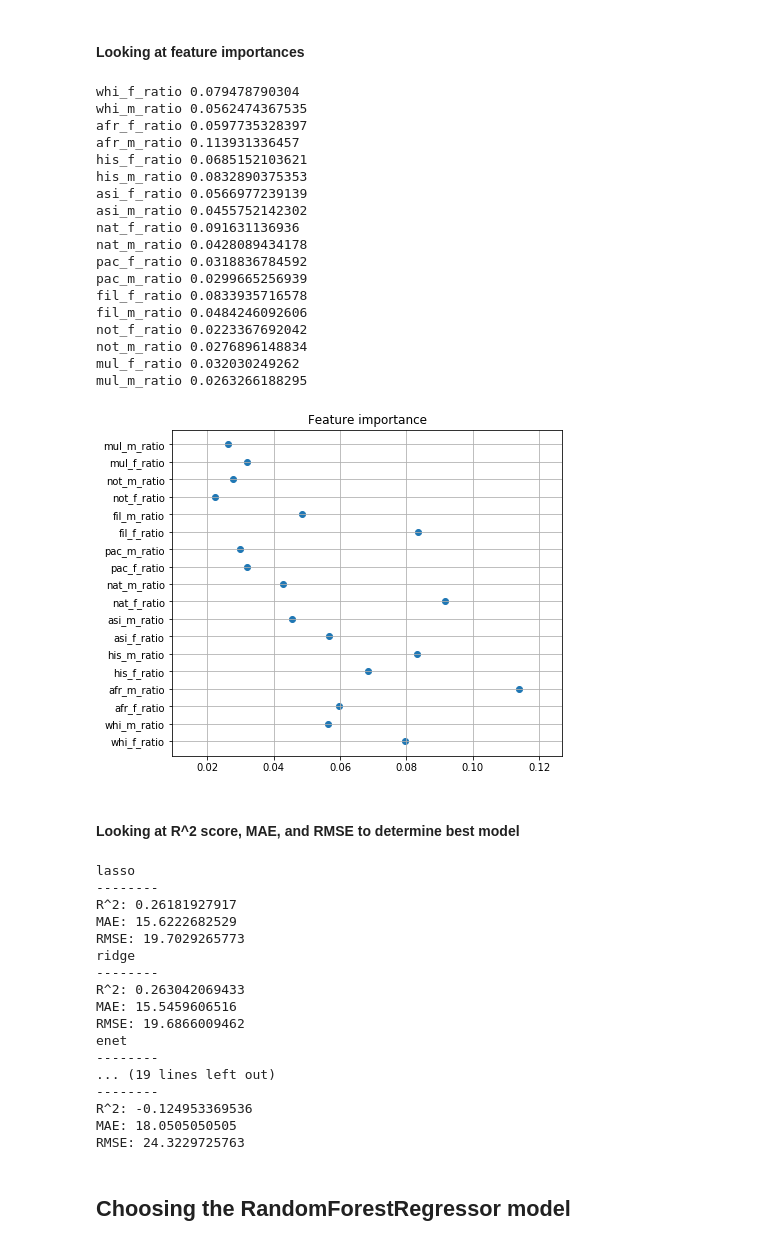
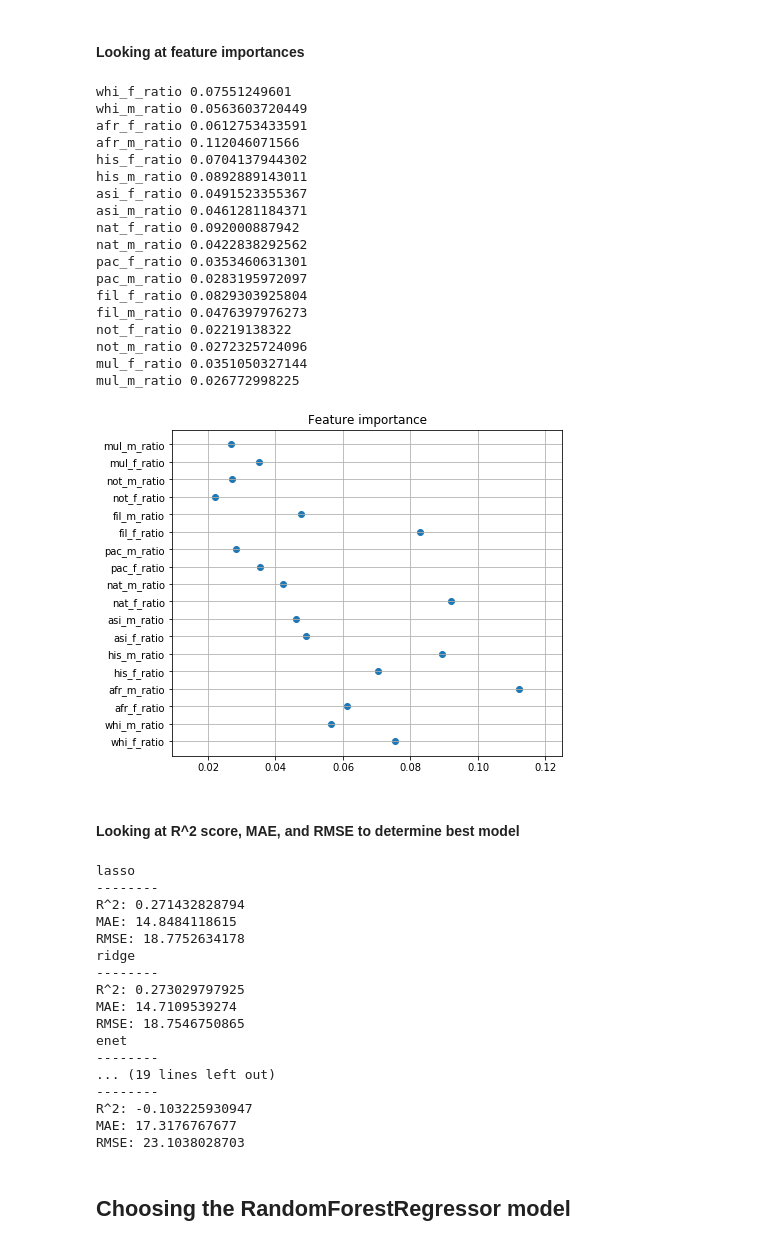
Before and after one commit to sschier/graduated-finish, a Jupyter notebook: gradrates_ca_model.ipynb, the cells around one changed output. Cells and saved outputs as stored; diff of their text form; code cells hidden in the pictures.

```diff
--- a/gradrates_ca_model.ipynb
+++ b/gradrates_ca_model.ipynb
@@ -362,7 +365,7 @@ X = df_play.drop('GRADRATE', axis=1)
 #### Use *train_test_split* to split dataset into train and test groups
 # %%
 X_train, X_test, y_train, y_test = train_test_split(X, y,
-                                                    test_size=0.2,
+                                                    test_size=0.1,
                                                     random_state=1234)
 
 
@@ -602,34 +597,33 @@ Pipeline(memory=None,
 # %%
 importances = fitted_models['rf'].best_estimator_.steps[1][1].feature_importances_
 for feat, importance in zip(X.columns, importances):
     print(feat, importance)
 plt.scatter(importances, X.columns,)
-fig_size[0] = 7
-fig_size[1] = 6
+fig_size = [7,6]
 plt.rcParams["figure.figsize"] = fig_size
 plt.title('Feature importance')
 plt.grid()
 plt.show()
 # %% [output]
-whi_f_ratio 0.079478790304
-whi_m_ratio 0.0562474367535
-afr_f_ratio 0.0597735328397
-afr_m_ratio 0.113931336457
-his_f_ratio 0.0685152103621
-his_m_ratio 0.0832890375353
-asi_f_ratio 0.0566977239139
-asi_m_ratio 0.0455752142302
-nat_f_ratio 0.091631136936
-nat_m_ratio 0.0428089434178
-pac_f_ratio 0.0318836784592
-pac_m_ratio 0.0299665256939
-fil_f_ratio 0.0833935716578
-fil_m_ratio 0.0484246092606
-not_f_ratio 0.0223367692042
-not_m_ratio 0.0276896148834
-mul_f_ratio 0.032030249262
-mul_m_ratio 0.0263266188295
+whi_f_ratio 0.07551249601
+whi_m_ratio 0.0563603720449
+afr_f_ratio 0.0612753433591
+afr_m_ratio 0.112046071566
+his_f_ratio 0.0704137944302
+his_m_ratio 0.0892889143011
+asi_f_ratio 0.0491523355367
+asi_m_ratio 0.0461281184371
+nat_f_ratio 0.092000887942
+nat_m_ratio 0.0422838292562
+pac_f_ratio 0.0353460631301
+pac_m_ratio 0.0283195972097
+fil_f_ratio 0.0829303925804
+fil_m_ratio 0.0476397976273
+not_f_ratio 0.02219138322
+not_m_ratio 0.0272325724096
+mul_f_ratio 0.0351050327144
+mul_m_ratio 0.026772998225
-[figure, old version]
+[figure, new version]
 # %% [markdown]
 #### Looking at R^2 score, MAE, and RMSE to determine best model
 # %%
@@ -643,21 +637,21 @@ for name, model in fitted_models.items():
 # %% [output]
 lasso
 --------
-R^2: 0.26181927917
-MAE: 15.6222682529
-RMSE: 19.7029265773
+R^2: 0.271432828794
+MAE: 14.8484118615
+RMSE: 18.7752634178
 ridge
 --------
-R^2: 0.263042069433
-MAE: 15.5459606516
-RMSE: 19.6866009462
+R^2: 0.273029797925
+MAE: 14.7109539274
+RMSE: 18.7546750865
 enet
 --------
 ... (19 lines left out)
 --------
-R^2: -0.124953369536
-MAE: 18.0505050505
-RMSE: 24.3229725763
+R^2: -0.103225930947
+MAE: 17.3176767677
+RMSE: 23.1038028703
 # %% [markdown]
 ## Choosing the RandomForestRegressor model
 # %%
```
Also changed, not shown: parts of 12 cells of this notebook, 1 other file.
